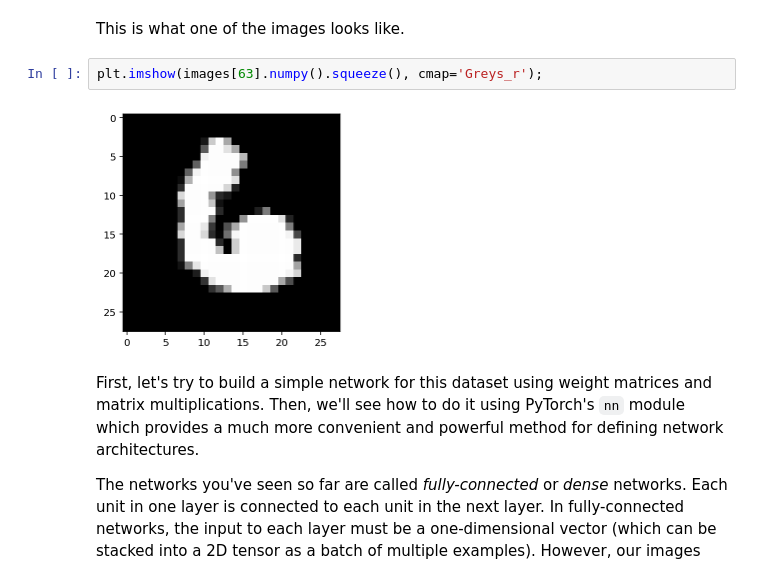
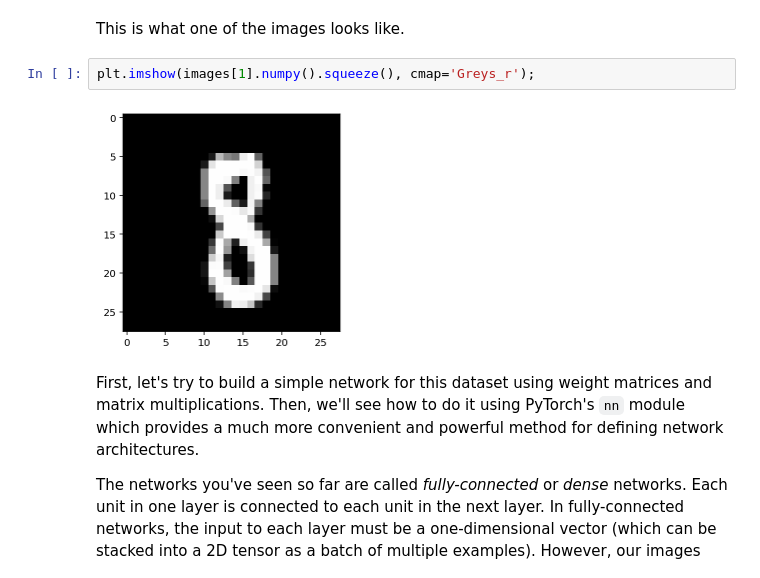
Before and after one commit to ibadrather/pytorch_learn, a Jupyter notebook: Part 2 - Neural Networks in PyTorch (Exercises).ipynb, the cells around one changed output. Cells and saved outputs as stored; diff of their text form.

```diff
--- a/Part 2 - Neural Networks in PyTorch (Exercises).ipynb
+++ b/Part 2 - Neural Networks in PyTorch (Exercises).ipynb
@@ -67,9 +161,9 @@ torch.Size([64])
 # %% [markdown]
 This is what one of the images looks like.
 # %%
-plt.imshow(images[63].numpy().squeeze(), cmap='Greys_r');
+plt.imshow(images[1].numpy().squeeze(), cmap='Greys_r');
 # %% [output]
-[figure, old version]
+[figure, new version]
 # %% [markdown]
 First, let's try to build a simple network for this dataset using weight matrices and matrix multiplications. Then, we'll see how to do it using PyTorch's `nn` module which provides a much more convenient and powerful method for defining network architectures.
 
```
Also changed, not shown: parts of 23 cells of this notebook.
